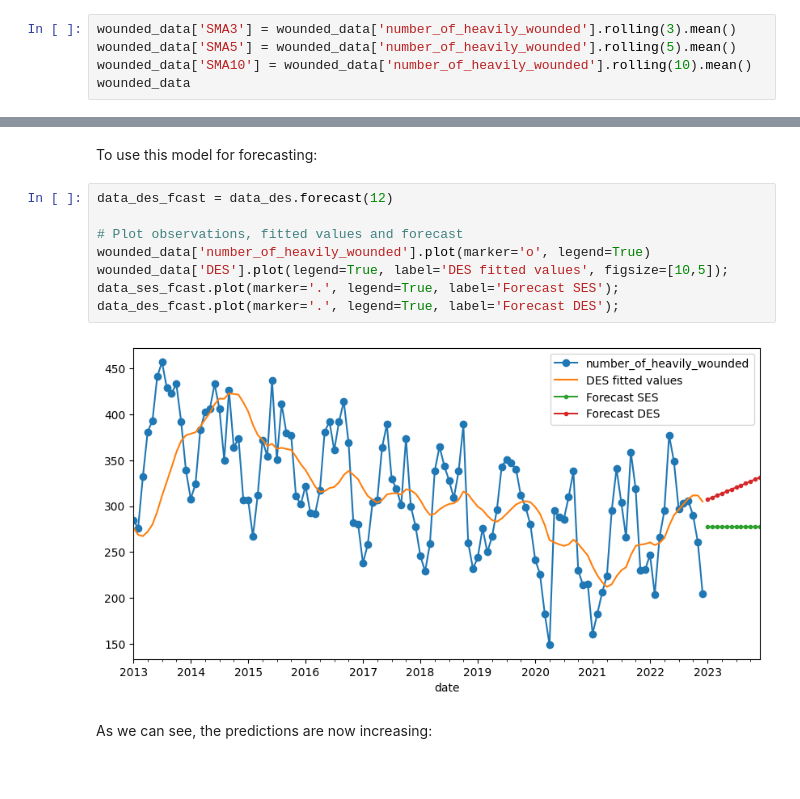
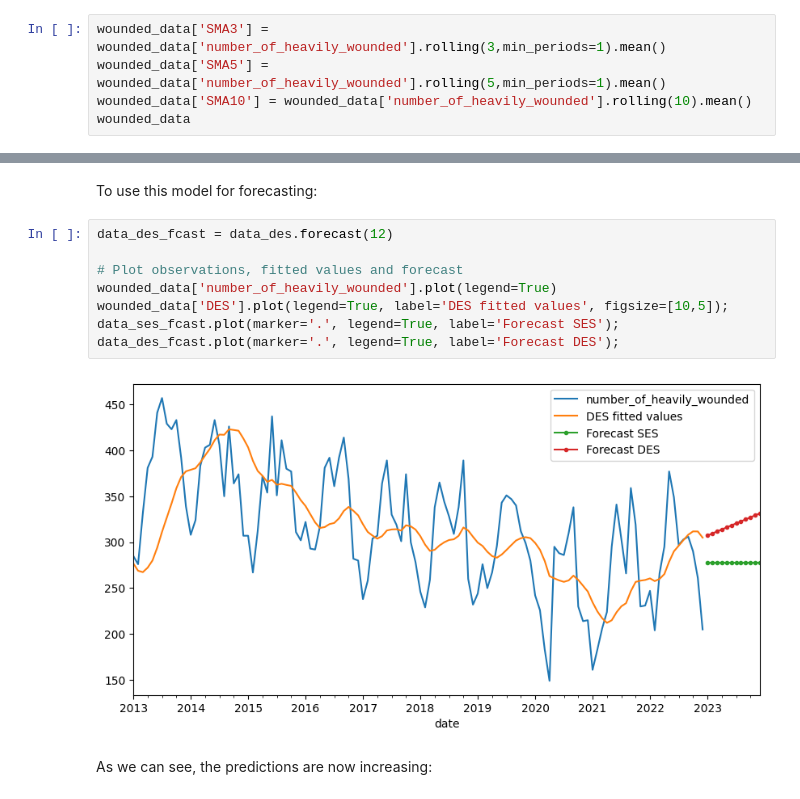
Before and after one commit to BrentVervaet/dsai-labs-bv, a Jupyter notebook: 7-time-series/7.01-time-series.ipynb, the cells around one changed output, grey strips where cells are left out. Saved outputs shown, nothing was run; the diff lists cells and outputs as text.

```diff
--- a/7-time-series/7.01-time-series.ipynb
+++ b/7-time-series/7.01-time-series.ipynb
@@ -173,8 +200,8 @@ The Pandas `Series` class has a method [`rolling()`](https://pandas.pydata.org/d
 
 We call the method `rolling(m)` with the desired time range and then calculate the `mean()`:
 # %%
-wounded_data['SMA3'] = wounded_data['number_of_heavily_wounded'].rolling(3).mean()
-wounded_data['SMA5'] = wounded_data['number_of_heavily_wounded'].rolling(5).mean()
+wounded_data['SMA3'] = wounded_data['number_of_heavily_wounded'].rolling(3,min_periods=1).mean()
+wounded_data['SMA5'] = wounded_data['number_of_heavily_wounded'].rolling(5,min_periods=1).mean()
 wounded_data['SMA10'] = wounded_data['number_of_heavily_wounded'].rolling(10).mean()
 wounded_data
 # %% [output]
@@ -424,13 +468,13 @@ To use this model for forecasting:
 # %%
 data_des_fcast = data_des.forecast(12)
 
 # Plot observations, fitted values and forecast
-wounded_data['number_of_heavily_wounded'].plot(marker='o', legend=True)
+wounded_data['number_of_heavily_wounded'].plot(legend=True)
 wounded_data['DES'].plot(legend=True, label='DES fitted values', figsize=[10,5]);
 data_ses_fcast.plot(marker='.', legend=True, label='Forecast SES');
 data_des_fcast.plot(marker='.', legend=True, label='Forecast DES');
 # %% [output]
-[figure, old version]
+[figure, new version]
 # %% [markdown]
 As we can see, the predictions are now increasing:
 # %%
```
Also changed, not shown: parts of 9 cells of this notebook.
